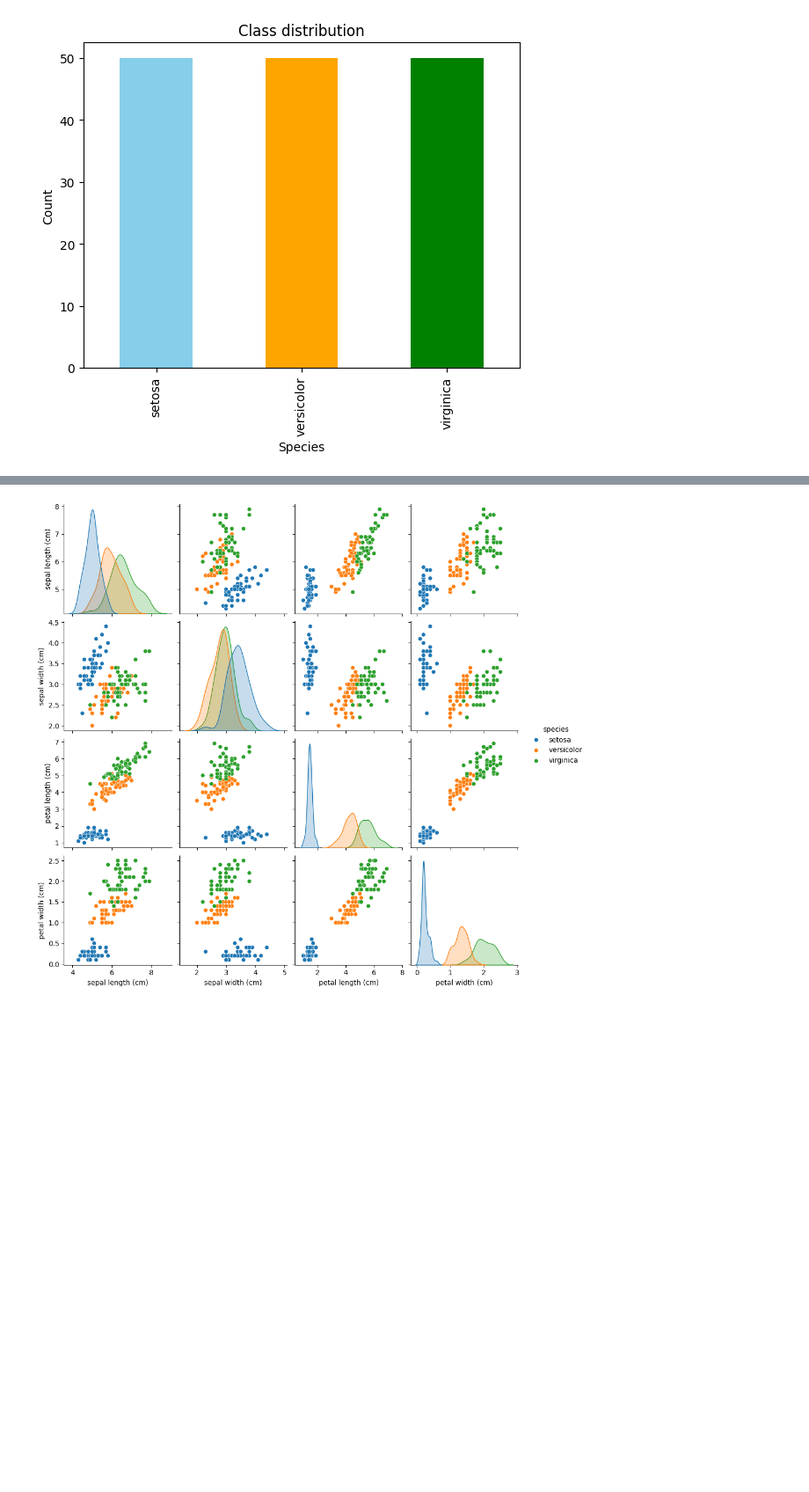
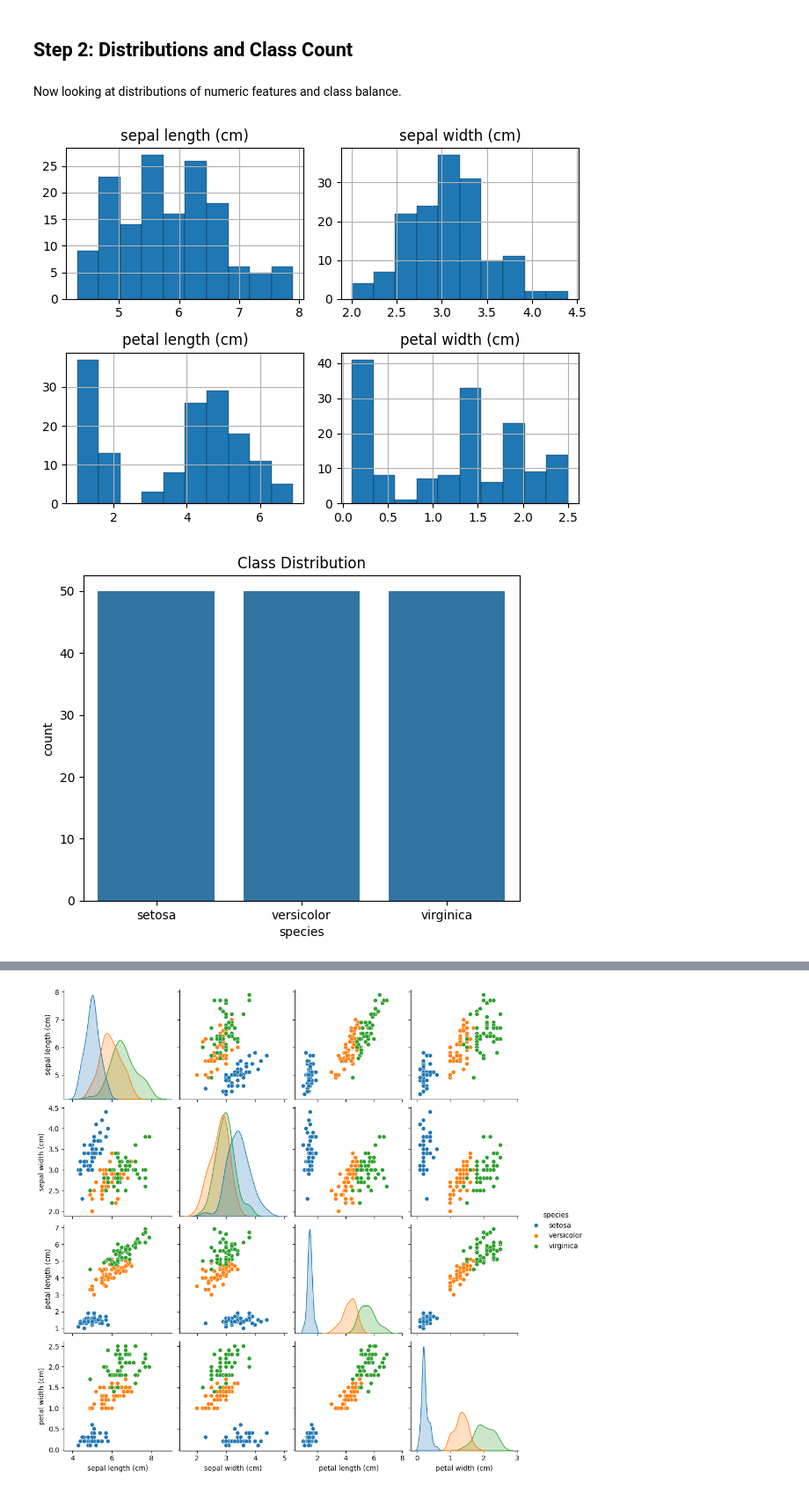
Before and after one commit to Birdheim/iris-classification-project, a Jupyter notebook: notebooks/01_eda.ipynb, the cells around one changed output, grey strips where cells are left out. Shown: that part at 88% size. Saved outputs shown, nothing was run; the diff lists cells and outputs as text; code cells hidden in the pictures; blank space fills up the shorter version.

```diff
--- a/notebooks/01_eda.ipynb
+++ b/notebooks/01_eda.ipynb
@@ -51,9 +72,24 @@ df.describe()
+# %% [markdown]
+## Step 2: Distributions and Class Count
+# %% [markdown]
+Now looking at distributions of numeric features and class balance.
+# %%
+df.hist(edgecolor='black', linewidth=0.2)
+plt.tight_layout()
+plt.show()
+
+sns.countplot(data=df, x='species')
+plt.title("Class Distribution")
+plt.show()
+# %% [output]
+[figure, added]
+[figure, added]
 # %%
-df["species"].value_counts().plot(kind="bar", color=["skyblue", "orange", "green"])
-plt.title("Class distribution")
-plt.xlabel("Species")
-plt.ylabel("Count")
-plt.show()
+# Alternatvely, use pyplot
+
+# df["species"].value_counts().plot(kind="bar", color=["skyblue", "orange", "green"])
+# plt.title("Class distribution")
+# plt.xlabel("Species")
+# plt.ylabel("Count")
+# plt.show()
-# %% [output]
-[figure, removed]
 # %% [markdown]
```
Also changed, not shown: parts of 16 cells of this notebook.
